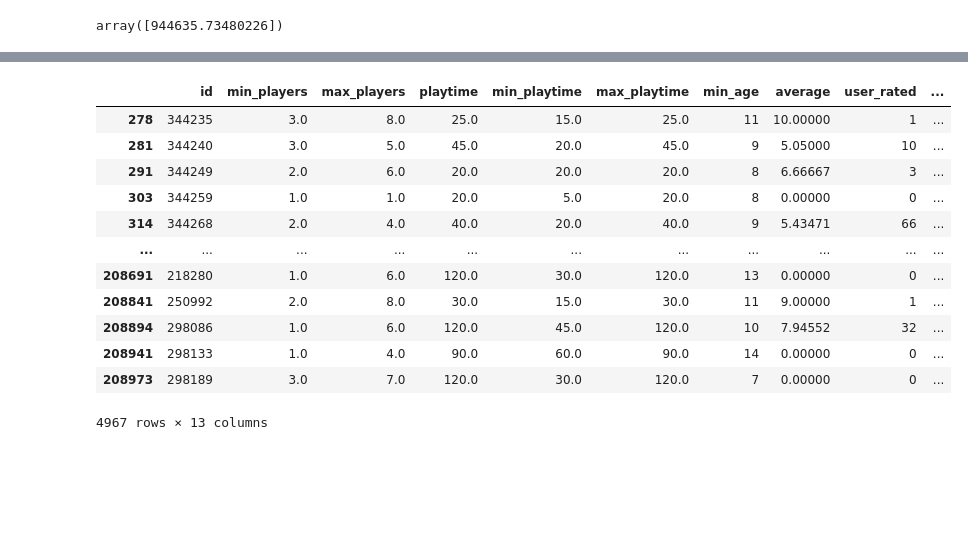
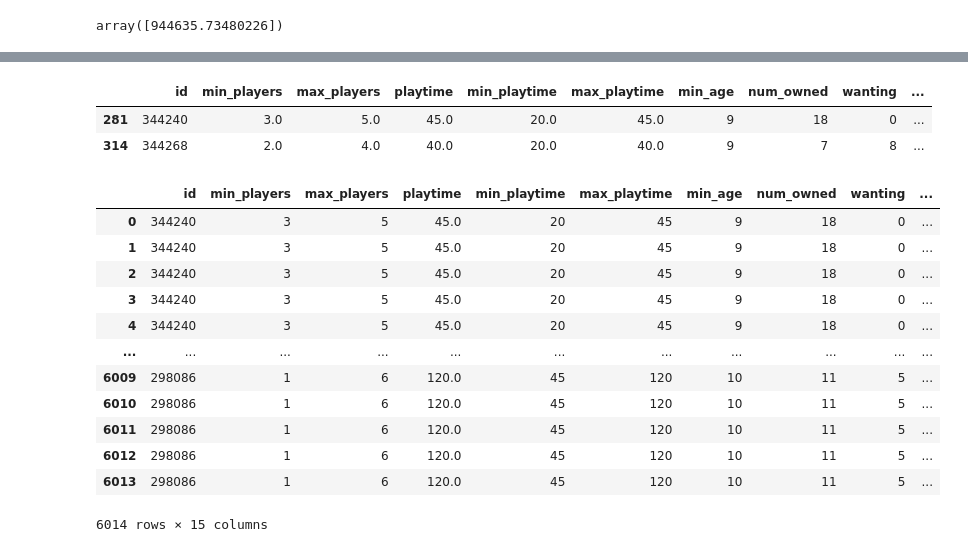
Before and after one commit to Daily-Lama-Capstone/Daily-Lama-Capstone, a Jupyter notebook: linear_regression_testfield_Christopher.ipynb, the cells around one changed output, grey strips where cells are left out. Saved outputs shown, nothing was run; the diff lists cells and outputs as text; code cells hidden in the pictures; blank space fills up the shorter version.

Commit message:
Added new files for upcoming games prediction

```diff
--- a/linear_regression_testfield_Christopher.ipynb
+++ b/linear_regression_testfield_Christopher.ipynb
@@ -377,18 +303,8 @@ dtype: int64
 # %%
 all_upcoming_games.dropna(inplace=True)
 # %%
-all_upcoming_games
+all_upcoming_games.head(2)
 # %% [output]
-|  | id | min_players | max_players | playtime | min_playtime | max_playtime | min_age | average | user_rated | ... |
-| 278 | 344235 | 3.0 | 8.0 | 25.0 | 15.0 | 25.0 | 11 | 10.00000 | 1 | ... |
-| 281 | 344240 | 3.0 | 5.0 | 45.0 | 20.0 | 45.0 | 9 | 5.05000 | 10 | ... |
-| 291 | 344249 | 2.0 | 6.0 | 20.0 | 20.0 | 20.0 | 8 | 6.66667 | 3 | ... |
-| 303 | 344259 | 1.0 | 1.0 | 20.0 | 5.0 | 20.0 | 8 | 0.00000 | 0 | ... |
-| 314 | 344268 | 2.0 | 4.0 | 40.0 | 20.0 | 40.0 | 9 | 5.43471 | 66 | ... |
-| ... | ... | ... | ... | ... | ... | ... | ... | ... | ... | ... |
-| 208691 | 218280 | 1.0 | 6.0 | 120.0 | 30.0 | 120.0 | 13 | 0.00000 | 0 | ... |
-| 208841 | 250992 | 2.0 | 8.0 | 30.0 | 15.0 | 30.0 | 11 | 9.00000 | 1 | ... |
-| 208894 | 298086 | 1.0 | 6.0 | 120.0 | 45.0 | 120.0 | 10 | 7.94552 | 32 | ... |
-| 208941 | 298133 | 1.0 | 4.0 | 90.0 | 60.0 | 90.0 | 14 | 0.00000 | 0 | ... |
-| 208973 | 298189 | 3.0 | 7.0 | 120.0 | 30.0 | 120.0 | 7 | 0.00000 | 0 | ... |
+|  | id | min_players | max_players | playtime | min_playtime | max_playtime | min_age | num_owned | wanting | ... |
+| 281 | 344240 | 3.0 | 5.0 | 45.0 | 20.0 | 45.0 | 9 | 18 | 0 | ... |
+| 314 | 344268 | 2.0 | 4.0 | 40.0 | 20.0 | 40.0 | 9 | 7 | 8 | ... |
-4967 rows × 13 columns
@@ -394,0 +321,16 @@ all_upcoming_games
+# %%
+test
+# %% [output]
+|  | id | min_players | max_players | playtime | min_playtime | max_playtime | min_age | num_owned | wanting | ... |
+| 0 | 344240 | 3 | 5 | 45.0 | 20 | 45 | 9 | 18 | 0 | ... |
+| 1 | 344240 | 3 | 5 | 45.0 | 20 | 45 | 9 | 18 | 0 | ... |
+| 2 | 344240 | 3 | 5 | 45.0 | 20 | 45 | 9 | 18 | 0 | ... |
+| 3 | 344240 | 3 | 5 | 45.0 | 20 | 45 | 9 | 18 | 0 | ... |
+| 4 | 344240 | 3 | 5 | 45.0 | 20 | 45 | 9 | 18 | 0 | ... |
+| ... | ... | ... | ... | ... | ... | ... | ... | ... | ... | ... |
+| 6009 | 298086 | 1 | 6 | 120.0 | 45 | 120 | 10 | 11 | 5 | ... |
+| 6010 | 298086 | 1 | 6 | 120.0 | 45 | 120 | 10 | 11 | 5 | ... |
+| 6011 | 298086 | 1 | 6 | 120.0 | 45 | 120 | 10 | 11 | 5 | ... |
+| 6012 | 298086 | 1 | 6 | 120.0 | 45 | 120 | 10 | 11 | 5 | ... |
+| 6013 | 298086 | 1 | 6 | 120.0 | 45 | 120 | 10 | 11 | 5 | ... |
+6014 rows × 15 columns
```
Also changed, not shown: parts of 28 cells of this notebook, 1 other file.
